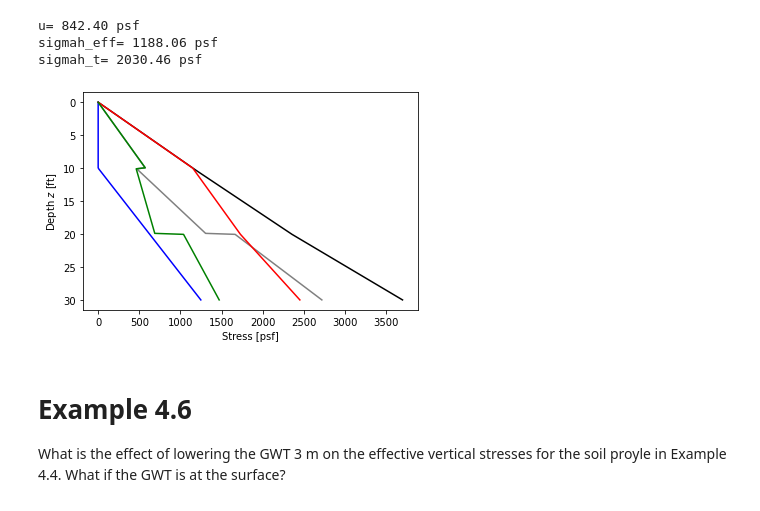
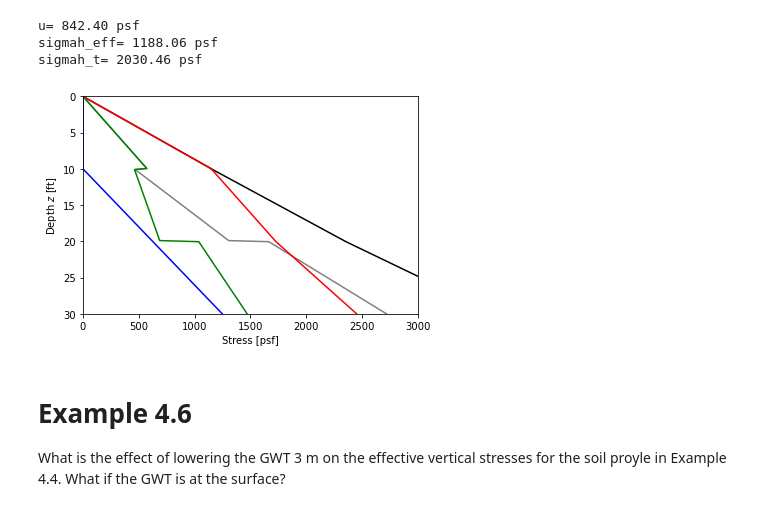
Before and after one commit to luisez1988/soilved, a Jupyter notebook: content/Example 4.4.ipynb, the cells around one changed output. Drawn from its saved outputs; the diff is of its cells as text; code cells hidden in the pictures.

```diff
--- a/content/Example 4.4.ipynb
+++ b/content/Example 4.4.ipynb
@@ -139,18 +139,23 @@ for i in range(len(z)):
 # %%
 # Now I can create the plot
 
 plt.plot(SIGMA_t, z, 'k') #total stress in black
 plt.plot(SIGMAH_t, z, 'grey') #total horizontal stress in black
 plt.plot(U, z, 'b') #pore pressure in blue
 plt.plot(SIGMA_eff, z, 'r') #effective stress in red
 plt.plot(SIGMAH_eff, z, 'g') #effective horizontal stress in green
 
 #formatting the plot
 plt.xlabel(r'Stress [psf]')
 plt.ylabel(r'Depth $z$ [ft]')
 plt.gca().invert_yaxis() #inverts y axis
+
+# make plot start at 0, 0
+plt.axis([0, 3000, 30, 0])
+
+plt.savefig('./data/K0stresses.svg') #saves the plot in the current directory
 # %% [output]
-[figure, old version]
+[figure, new version]
 # %% [markdown]
 # Example 4.6
 
```
